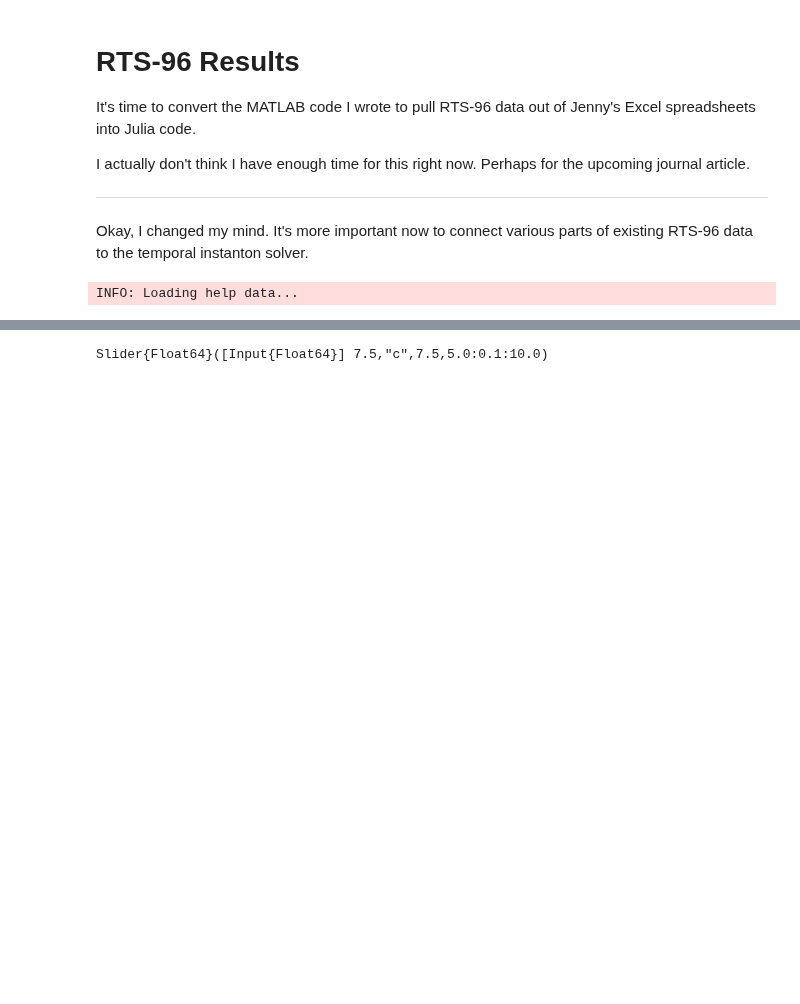
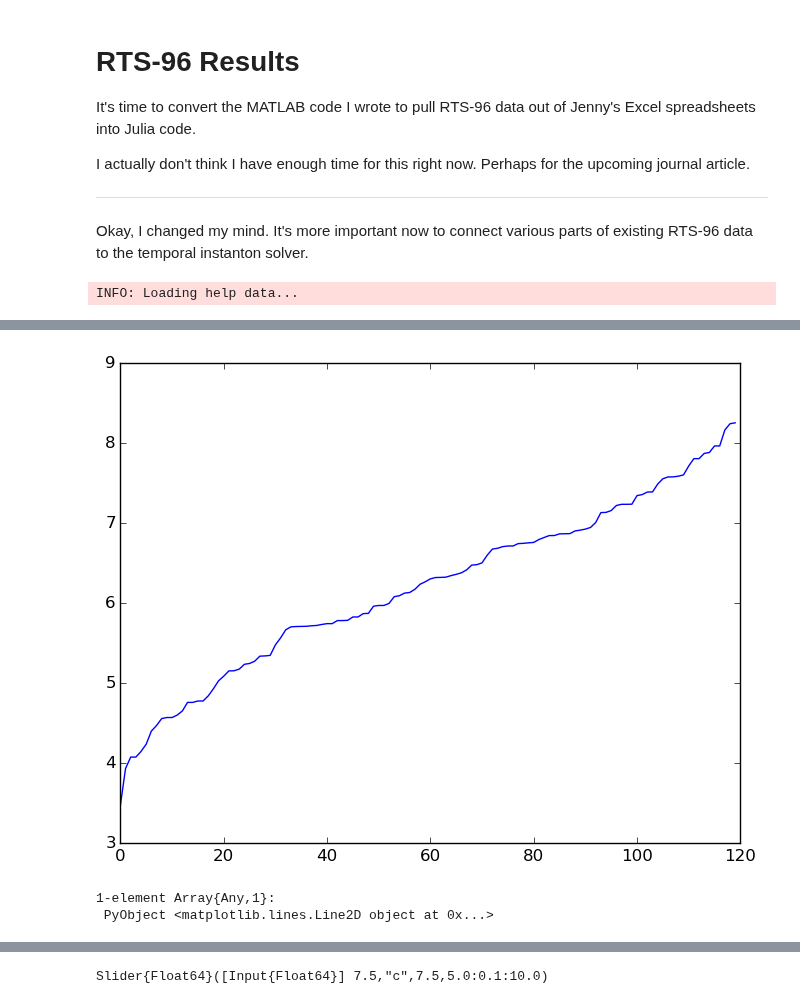
Before and after one commit to kersulis/TemporalInstanton.jl, a Jupyter notebook: nbs/2015-03-11-RTS-96 Results.ipynb, the cells around one changed output, grey strips where cells are left out. Cells and saved outputs as stored; diff of their text form; code cells hidden in the pictures; blank space fills up the shorter version.

```diff
--- a/nbs/2015-03-11-RTS-96 Results.ipynb
+++ b/nbs/2015-03-11-RTS-96 Results.ipynb
@@ -102,0 +197,6 @@ w'*w
+# %%
+plot(sort(score))
+# %% [output]
+[figure, added]
+1-element Array{Any,1}:
+ PyObject <matplotlib.lines.Line2D object at 0x...>
```
Also changed, not shown: parts of 41 cells of this notebook, 3 other files.
